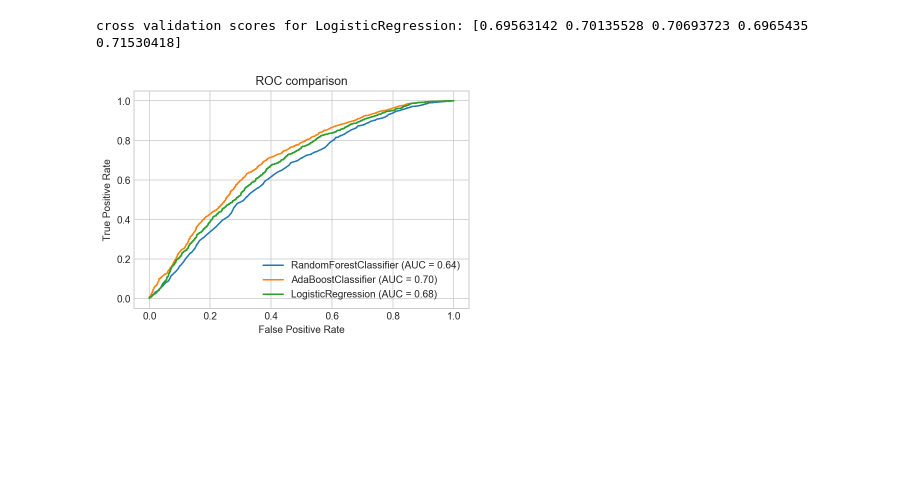
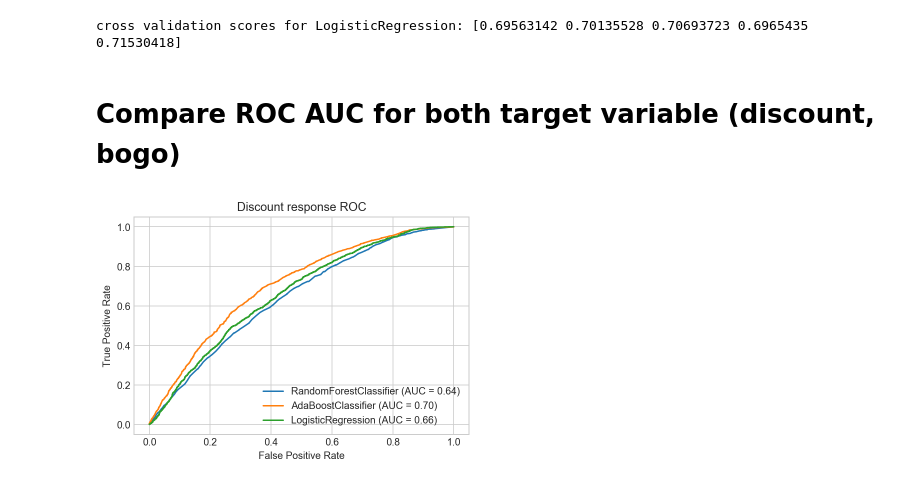
Before and after one commit to kevingao1136/Udacity_DataScience_Nanodegree, a Jupyter notebook: starbucks_capstone/Starbucks_Capstone_notebook.ipynb, the cells around one changed output. Cells and saved outputs as stored; diff of their text form; code cells hidden in the pictures; blank space fills up the shorter version.

```diff
--- a/starbucks_capstone/Starbucks_Capstone_notebook.ipynb
+++ b/starbucks_capstone/Starbucks_Capstone_notebook.ipynb
@@ -291,7 +284,16 @@ adaboost = AdaBoostClassifier().fit(X_train, y_train)
+# %% [markdown]
+# Compare ROC AUC for both target variable (discount, bogo)
 # %%
+y = customers['discount_response']
+X_train, X_test, y_train, y_test = train_test_split(X, y, test_size=0.3, random_state=42)
+
+log_reg = LogisticRegression().fit(X_train, y_train)
+rfc = RandomForestClassifier().fit(X_train, y_train)
+adaboost = AdaBoostClassifier().fit(X_train, y_train)
+
 temp = plot_roc_curve(rfc, X_test, y_test)
 plot_roc_curve(adaboost, X_test, y_test, ax=temp.ax_);
 plot_roc_curve(log_reg, X_test, y_test, ax=temp.ax_)
-plt.title('ROC comparison');
+plt.title('Discount response ROC');
 # %% [output]
-[figure, old version]
+[figure, new version]
```
Also changed, not shown: parts of 16 cells of this notebook, 13 other files.
